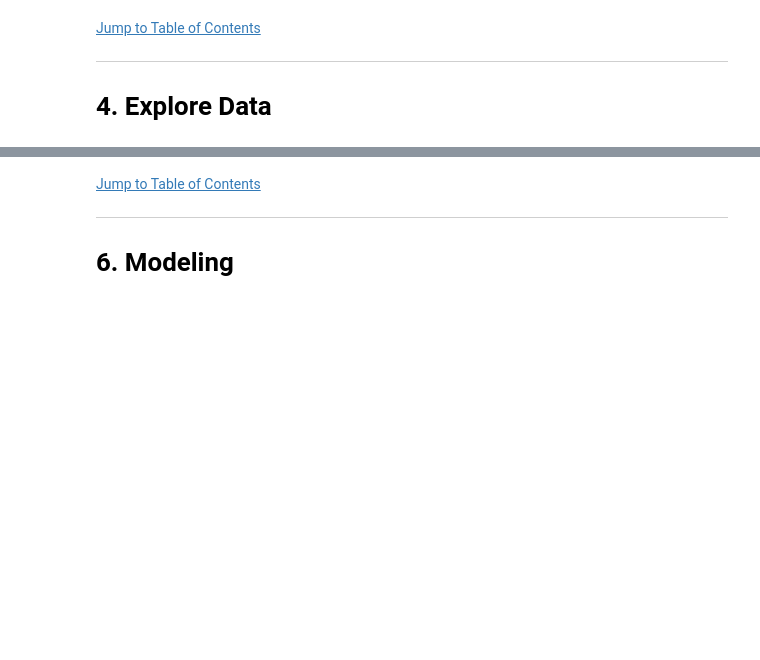
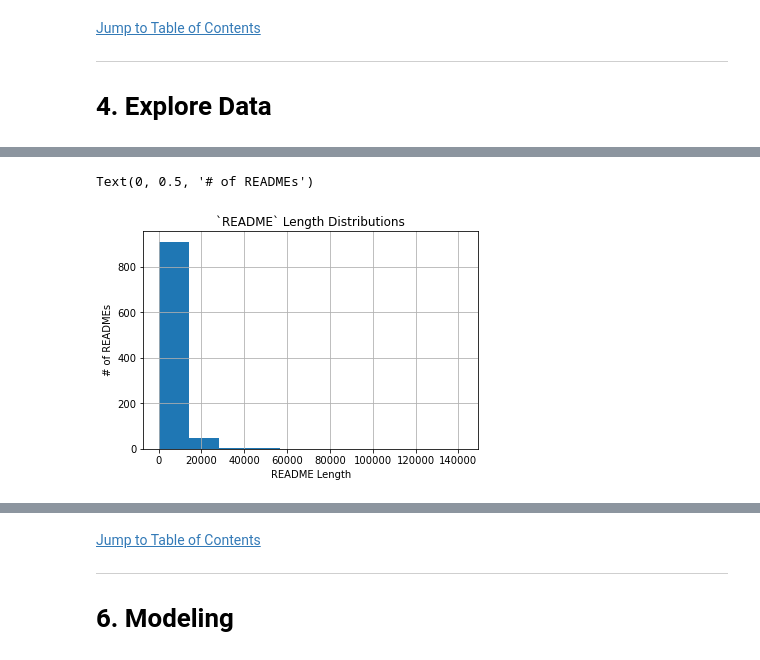
Before and after one commit to o0amandagomez0o/nlp_project-readme_prediction, a Jupyter notebook: final_language_prediction.ipynb, the cells around one changed output, grey strips where cells are left out. Drawn from its saved outputs; the diff is of its cells as text; code cells hidden in the pictures; blank space fills up the shorter version.

```diff
--- a/final_language_prediction.ipynb
+++ b/final_language_prediction.ipynb
@@ -92,0 +204,8 @@ ___
+# %%
+df.readme_length.hist()
+plt.title("`README` Length Distributions")
+plt.xlabel('README Length')
+plt.ylabel('# of READMEs')
+# %% [output]
+Text(0, 0.5, '# of READMEs')
+[figure, added]
```
Also changed, not shown: parts of 83 cells of this notebook, 3 other files.
